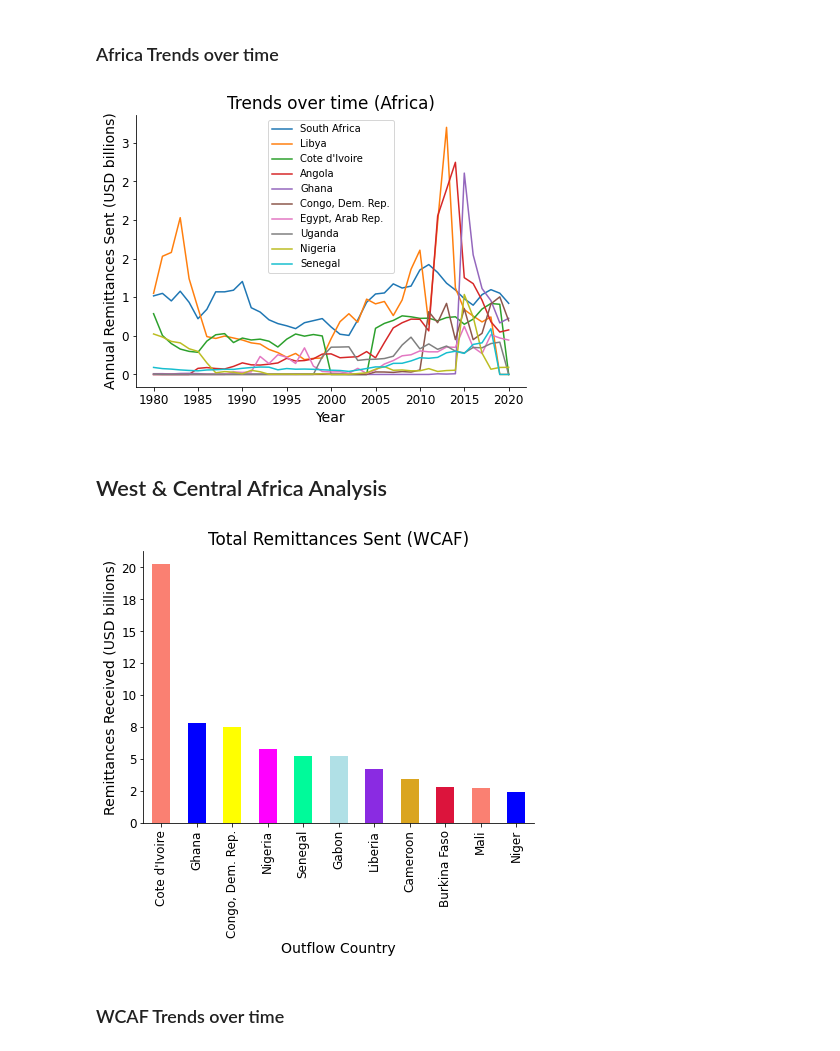
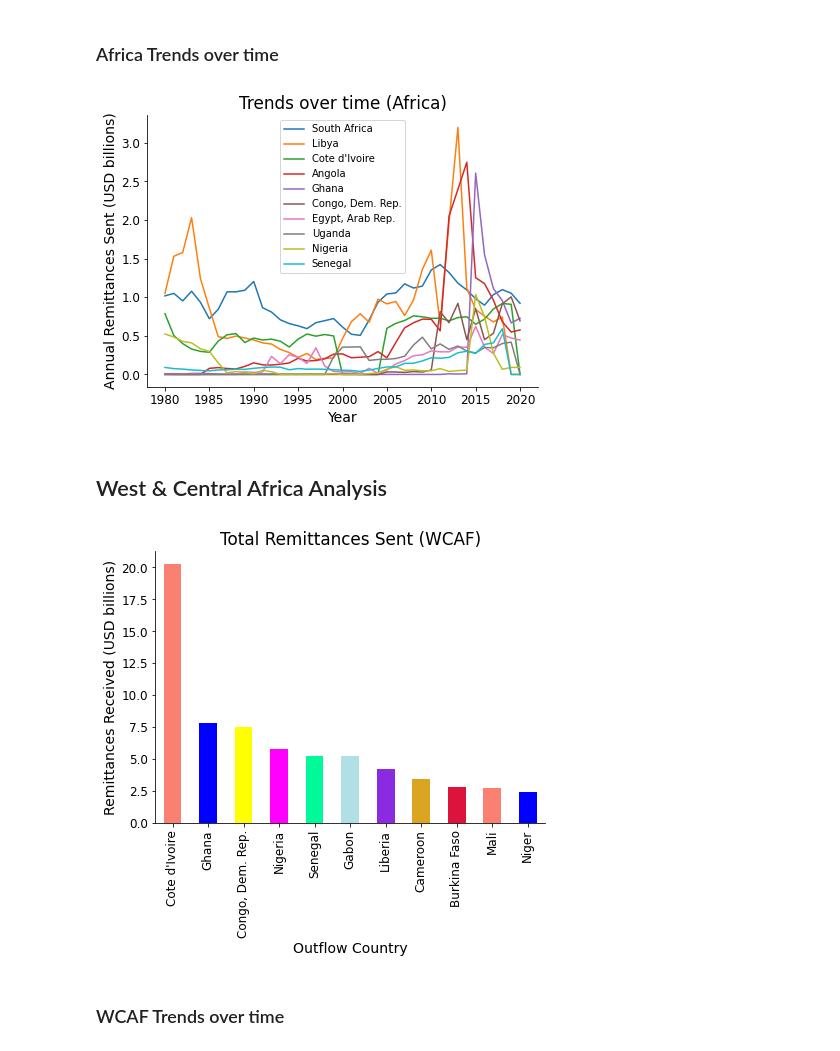
Before and after one commit to bukanif/CYPLAN255-1, a Jupyter notebook: green_remitt/outward_remittances.ipynb, the cells around one changed output. Cells and saved outputs as stored; diff of their text form; code cells hidden in the pictures.

```diff
--- a/green_remitt/outward_remittances.ipynb
+++ b/green_remitt/outward_remittances.ipynb
@@ -12,7 +8,0 @@ import numpy as np
-# %%
-plt.axes(xlabel='Country', ylabel='Remittances Received (millions)')
-plt.rc('font', size=14)
-plt.title('Countries Receiving the Most Remittances Overall', fontsize=16)
-inrem0.sort_values('total_rem', ascending=False).total_rem[2:12].plot(kind='bar', color=['g','b','k','m'], fontsize=14)
-plt.gca().spines[['top', 'right']].set_visible(False)
-plt.ticklabel_format(style='plain', axis='y')    # remove '1e6' (million) multiplier from y-axis
@@ -767,11 +730,11 @@ plt.ticklabel_format(style='plain', axis='y')
 for i in range(10):
     africaa.iloc[i].plot(fontsize=12)
 
-plt.gca().set_yticklabels(['{:,.0f}'.format(x) for x in (plt.gca().get_yticks())/1000])
+plt.gca().set_yticklabels(['{:,.1f}'.format(x) for x in (plt.gca().get_yticks())/1000])
 plt.legend(loc='best', fontsize=10)
 plt.show()
 # %% [output]
-[figure, old version]
+[figure, new version]
 # %% [markdown]
 ## West & Central Africa Analysis
 # %%
@@ -780,13 +743,13 @@ wcaf = wcaf.sort_values('total_rem', ascending=False)
 # %%
 plt.figure(figsize=(7,5))
 plt.rc('font', size=14)
 wcaf.total_rem[:11].plot(kind='bar', title='Total Remittances Sent (WCAF)', ylabel='Remittances Received (USD billions)', color=colors, fontsize=12)
 
 plt.gca().spines[['top', 'right']].set_visible(False)
-plt.gca().set_yticklabels(['{:,.0f}'.format(x) for x in (plt.gca().get_yticks())/1000])
+plt.gca().set_yticklabels(['{:,.1f}'.format(x) for x in (plt.gca().get_yticks())/1000])
 plt.show()
 # %% [output]
-[figure, old version]
+[figure, new version]
 # %% [markdown]
 ### WCAF Trends over time
 # %%
```
Also changed, not shown: parts of 27 cells of this notebook, 1 other file.
